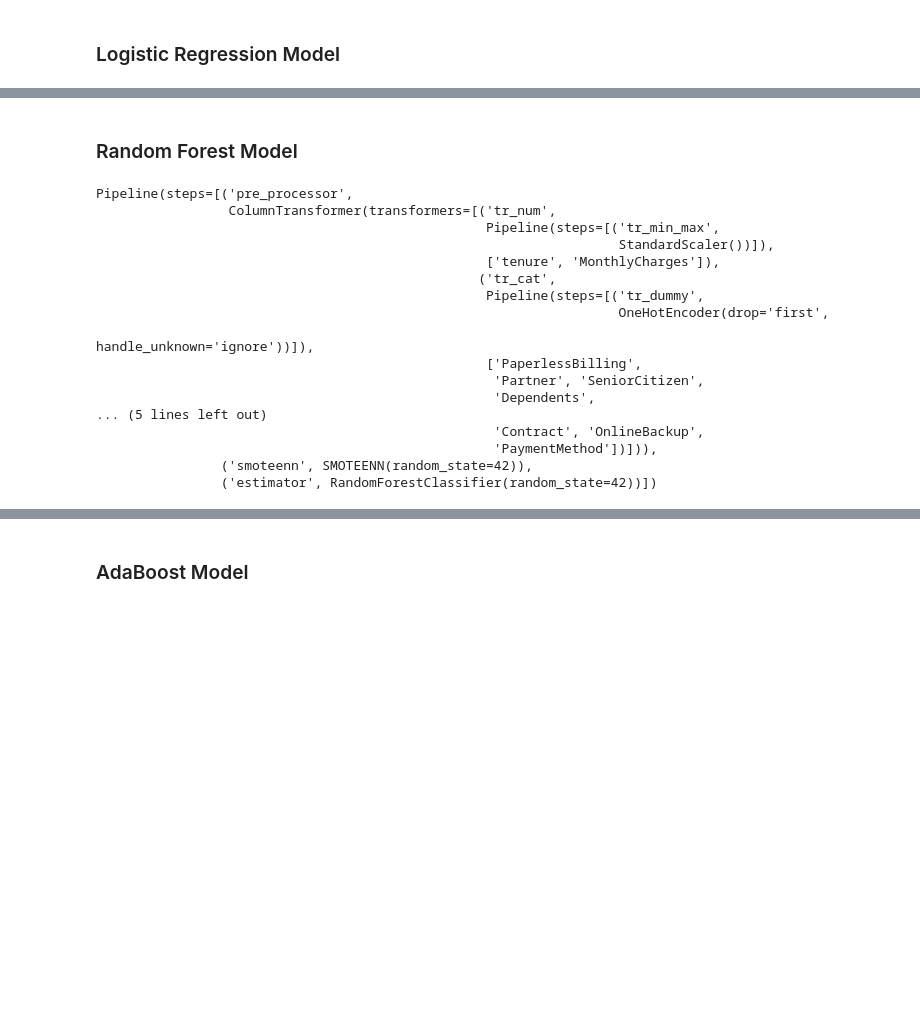
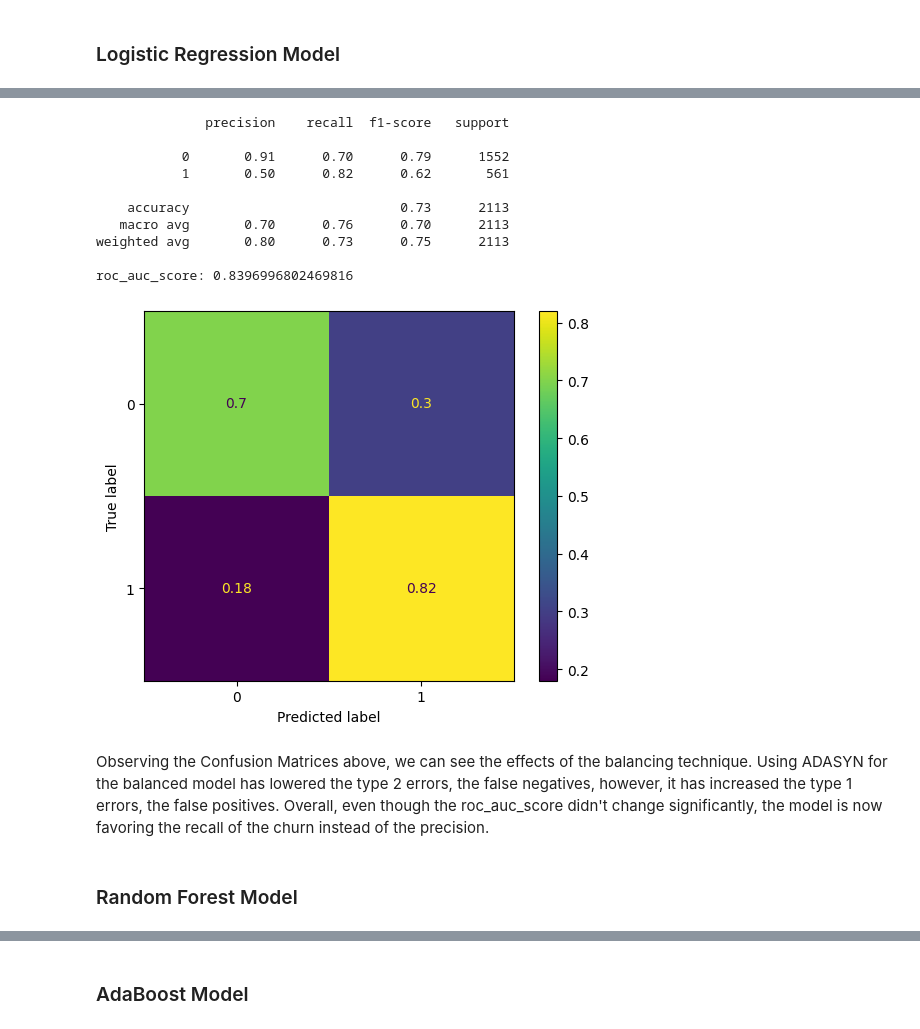
Before and after one commit to GuilhermeCLN/fraud-detection, a Jupyter notebook: churn_prediction.ipynb, the cells around one changed output, grey strips where cells are left out. Cells and saved outputs as stored; diff of their text form; code cells hidden in the pictures; blank space fills up the shorter version.

Commit message:
ADASYN implementation

```diff
--- a/churn_prediction.ipynb
+++ b/churn_prediction.ipynb
@@ -476 +499,4 @@ Pipeline(steps=[('pre_processor',
                 ('estimator', LogisticRegression(random_state=42))])
+# %%
+logreg_bl_pipe = get_pipeline(num_features=num_features, cat_features=cat_features, estimator=LogisticRegression(random_state=42), balancing=ADASYN(random_state=42))
+logreg_bl_pipe
@@ -494,2 +530,0 @@ rand_logreg = RandomizedSearchCV(
-# %%
-rand_logreg.fit(X_train, y_train)
@@ -549,26 +551,26 @@ plt.show()
+# %%
+print(classification_report(y_test, y_pred_bl_logreg))
+print(f'roc_auc_score: {roc_auc_score(y_test, rand_bl_logreg.predict_proba(X_test)[:,1])}')
+ConfusionMatrixDisplay(confusion_matrix(y_test, y_pred_bl_logreg, normalize='true')).plot();
+# %% [output]
+              precision    recall  f1-score   support
+
+           0       0.91      0.70      0.79      1552
+           1       0.50      0.82      0.62       561
+
+    accuracy                           0.73      2113
+   macro avg       0.70      0.76      0.70      2113
+weighted avg       0.80      0.73      0.75      2113
+
+roc_auc_score: 0.8396996802469816
+[figure, added]
+# %% [markdown]
+Observing the Confusion Matrices above, we can see the effects of the balancing technique. Using ADASYN for the balanced model has lowered the type 2 errors, the false negatives, however, it has increased the type 1 errors, the false positives. Overall, even though the roc_auc_score didn't change significantly, the model is now favoring the recall of the churn instead of the precision.
 # %% [markdown]
 ### Random Forest Model
 # %%
-forest_pipe = get_pipeline_smoteenn(num_features=num_features, cat_features=cat_features, estimator=RandomForestClassifier(random_state=42))
-forest_pipe
+forest_pipe = get_pipeline(num_features=num_features, cat_features=cat_features, estimator=RandomForestClassifier(random_state=42))
+forest__bl_pipe = get_pipeline(num_features=num_features, cat_features=cat_features, estimator=RandomForestClassifier(random_state=42), balancing=ADASYN(random_state=42))
-# %% [output]
-Pipeline(steps=[('pre_processor',
-                 ColumnTransformer(transformers=[('tr_num',
-                                                  Pipeline(steps=[('tr_min_max',
-                                                                   StandardScaler())]),
-                                                  ['tenure', 'MonthlyCharges']),
-                                                 ('tr_cat',
-                                                  Pipeline(steps=[('tr_dummy',
-                                                                   OneHotEncoder(drop='first',
-                                                                                 handle_unknown='ignore'))]),
-                                                  ['PaperlessBilling',
-                                                   'Partner', 'SeniorCitizen',
-                                                   'Dependents',
-... (5 lines left out)
-                                                   'Contract', 'OnlineBackup',
-                                                   'PaymentMethod'])])),
-                ('smoteenn', SMOTEENN(random_state=42)),
-                ('estimator', RandomForestClassifier(random_state=42))])
 # %%
 param_dist_forest = {
     'estimator__n_estimators': [10,100,200],
```
Also changed, not shown: parts of 43 cells of this notebook.
